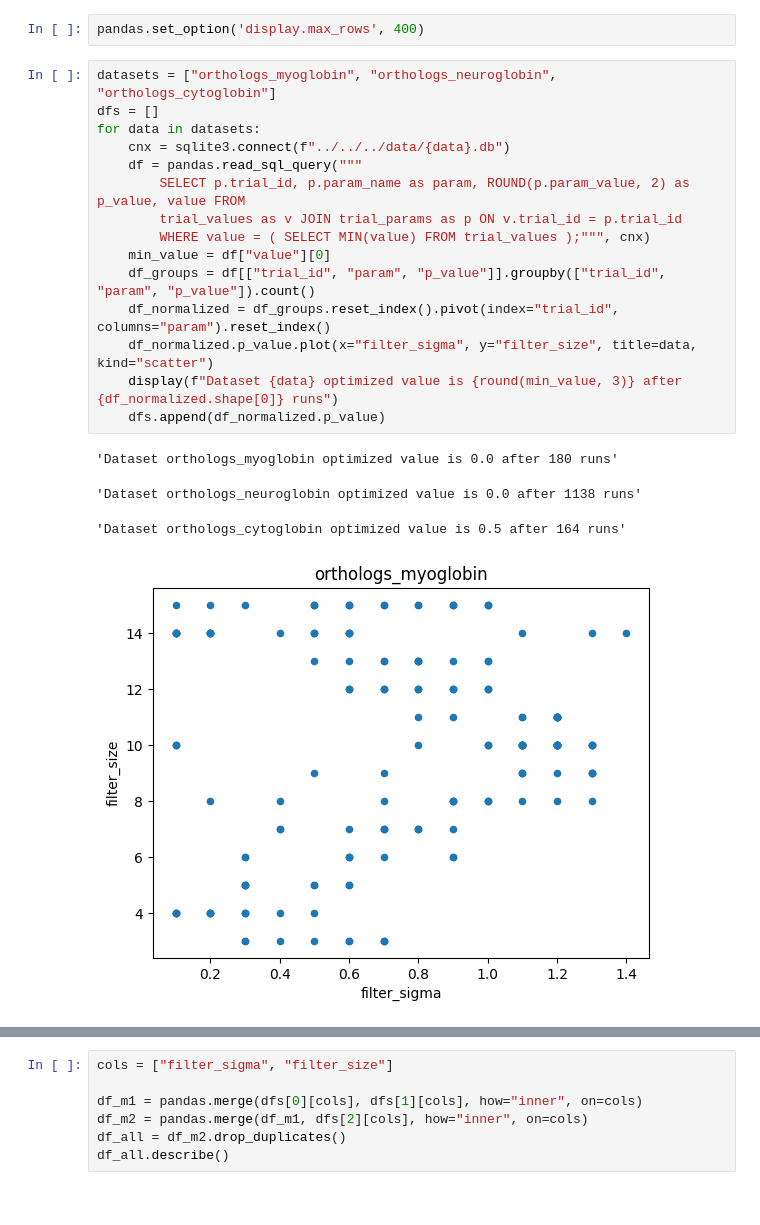
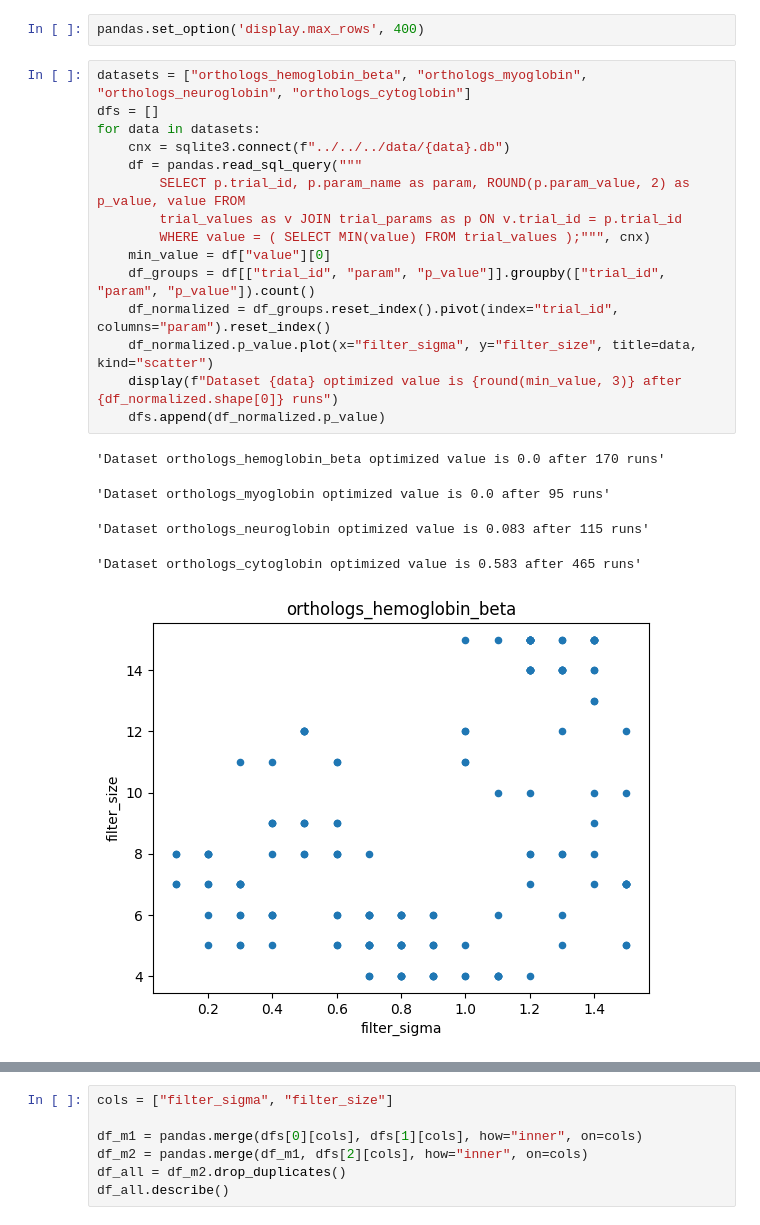
Before and after one commit to TreeTechDev/biomodelml, a Jupyter notebook: notebooks/results/v4/Optimization Analysis.ipynb, the cells around one changed output, grey strips where cells are left out. Cells and saved outputs as stored; diff of their text form.

Commit message:
fixing results with new images

```diff
--- a/notebooks/results/v4/Optimization Analysis.ipynb
+++ b/notebooks/results/v4/Optimization Analysis.ipynb
@@ -4,22 +4,23 @@ import pandas
 # %%
 pandas.set_option('display.max_rows', 400)
 # %%
-datasets = ["orthologs_myoglobin", "orthologs_neuroglobin", "orthologs_cytoglobin"]
+datasets = ["orthologs_hemoglobin_beta", "orthologs_myoglobin", "orthologs_neuroglobin", "orthologs_cytoglobin"]
 dfs = []
 for data in datasets:
     cnx = sqlite3.connect(f"../../../data/{data}.db")
     df = pandas.read_sql_query("""
         SELECT p.trial_id, p.param_name as param, ROUND(p.param_value, 2) as p_value, value FROM
         trial_values as v JOIN trial_params as p ON v.trial_id = p.trial_id
         WHERE value = ( SELECT MIN(value) FROM trial_values );""", cnx)
     min_value = df["value"][0]
     df_groups = df[["trial_id", "param", "p_value"]].groupby(["trial_id", "param", "p_value"]).count()
     df_normalized = df_groups.reset_index().pivot(index="trial_id", columns="param").reset_index()
     df_normalized.p_value.plot(x="filter_sigma", y="filter_size", title=data, kind="scatter")
     display(f"Dataset {data} optimized value is {round(min_value, 3)} after {df_normalized.shape[0]} runs")
     dfs.append(df_normalized.p_value)
 # %% [output]
-'Dataset orthologs_myoglobin optimized value is 0.0 after 180 runs'
+'Dataset orthologs_hemoglobin_beta optimized value is 0.0 after 170 runs'
-'Dataset orthologs_neuroglobin optimized value is 0.0 after 1138 runs'
+'Dataset orthologs_myoglobin optimized value is 0.0 after 95 runs'
-'Dataset orthologs_cytoglobin optimized value is 0.5 after 164 runs'
+'Dataset orthologs_neuroglobin optimized value is 0.083 after 115 runs'
+'Dataset orthologs_cytoglobin optimized value is 0.583 after 465 runs'
-[figure, old version]
+[figure, new version]
```
Also changed, not shown: parts of 1 cell of this notebook, 3 other files.
